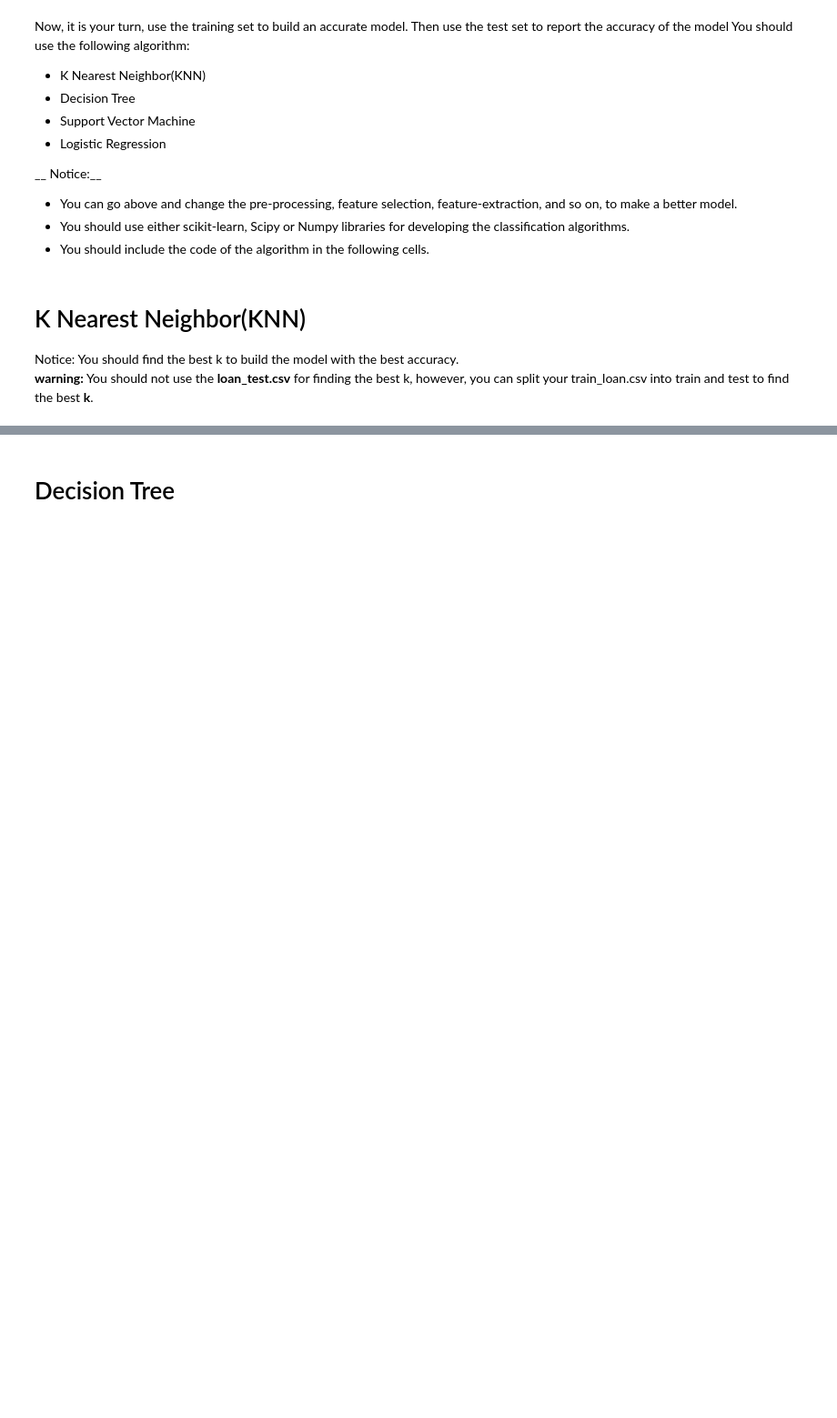
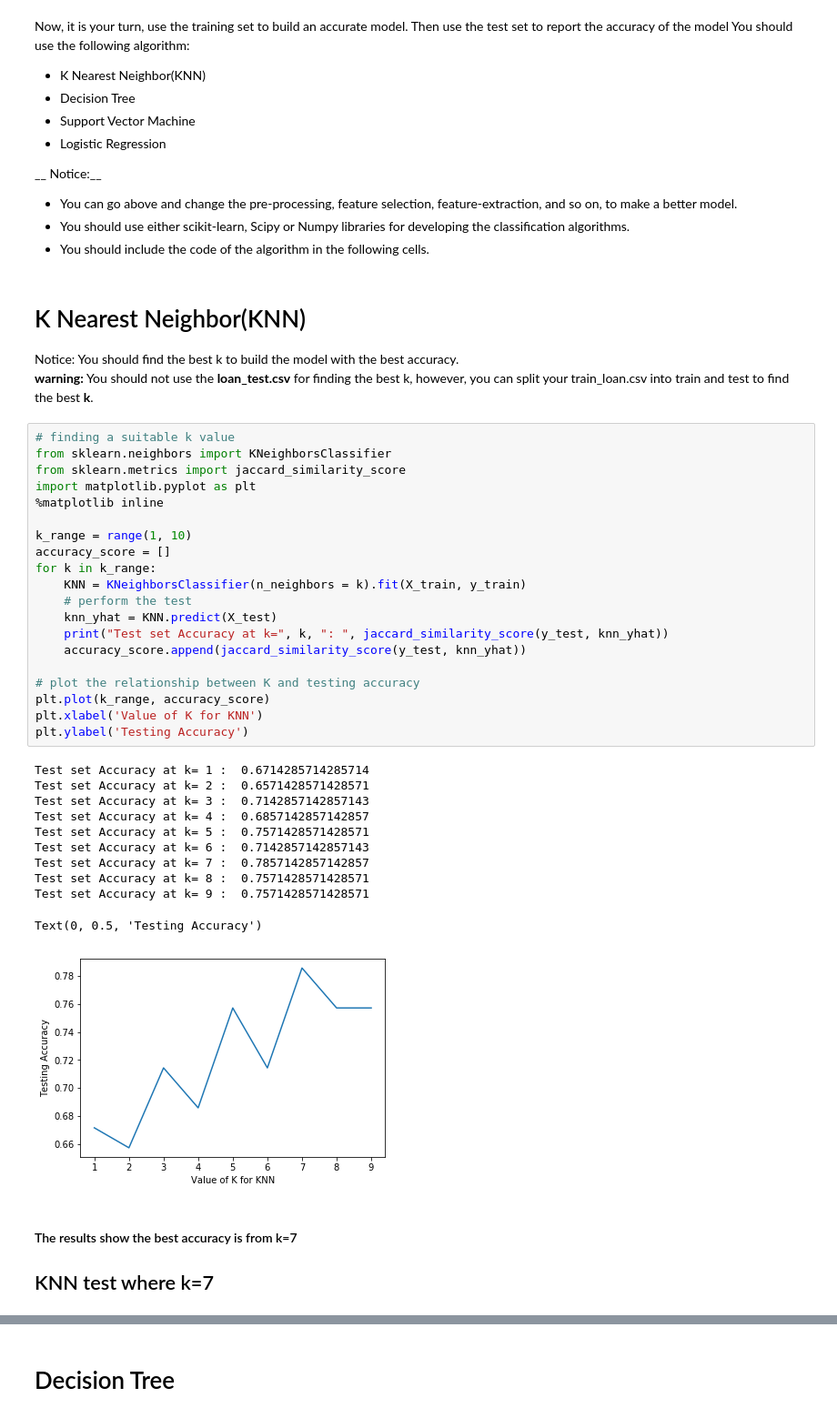
Before and after one commit to JPLAVALLEY/Portfolio, a Jupyter notebook: Data Science Machine Learning w. Python.ipynb, the cells around one changed output, grey strips where cells are left out. Shown at 91% size. Drawn from its saved outputs; the diff is of its cells as text; blank space fills up the shorter version.

```diff
--- a/Data Science Machine Learning w. Python.ipynb
+++ b/Data Science Machine Learning w. Python.ipynb
@@ -284,3 +287,39 @@ __ Notice:__
 # K Nearest Neighbor(KNN)
 Notice: You should find the best k to build the model with the best accuracy.
 **warning:** You should not use the __loan_test.csv__ for finding the best k, however, you can split your train_loan.csv into train and test to find the best __k__.
+# %%
+# finding a suitable k value
+from sklearn.neighbors import KNeighborsClassifier
+from sklearn.metrics import jaccard_similarity_score
+import matplotlib.pyplot as plt
+%matplotlib inline
+
+k_range = range(1, 10)
+accuracy_score = []
+for k in k_range:
+    KNN = KNeighborsClassifier(n_neighbors = k).fit(X_train, y_train)
+    # perform the test
+    knn_yhat = KNN.predict(X_test)
+    print("Test set Accuracy at k=", k, ": ", jaccard_similarity_score(y_test, knn_yhat))
+    accuracy_score.append(jaccard_similarity_score(y_test, knn_yhat))
+
+# plot the relationship between K and testing accuracy
+plt.plot(k_range, accuracy_score)
+plt.xlabel('Value of K for KNN')
+plt.ylabel('Testing Accuracy')
+# %% [output]
+Test set Accuracy at k= 1 :  0.6714285714285714
+Test set Accuracy at k= 2 :  0.6571428571428571
+Test set Accuracy at k= 3 :  0.7142857142857143
+Test set Accuracy at k= 4 :  0.6857142857142857
+Test set Accuracy at k= 5 :  0.7571428571428571
+Test set Accuracy at k= 6 :  0.7142857142857143
+Test set Accuracy at k= 7 :  0.7857142857142857
+Test set Accuracy at k= 8 :  0.7571428571428571
+Test set Accuracy at k= 9 :  0.7571428571428571
+Text(0, 0.5, 'Testing Accuracy')
+[figure, added]
+# %% [markdown]
+#### The results show the best accuracy is from k=7
+
+## KNN test where k=7
```
Also changed, not shown: parts of 22 cells of this notebook.
